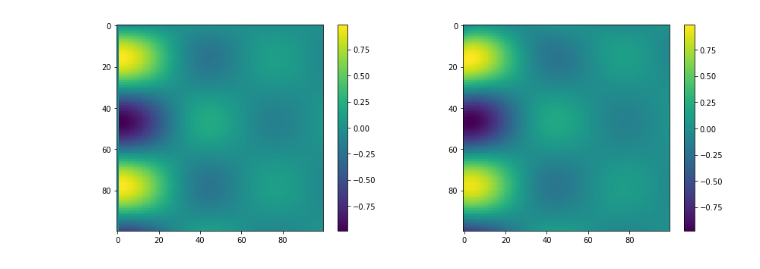
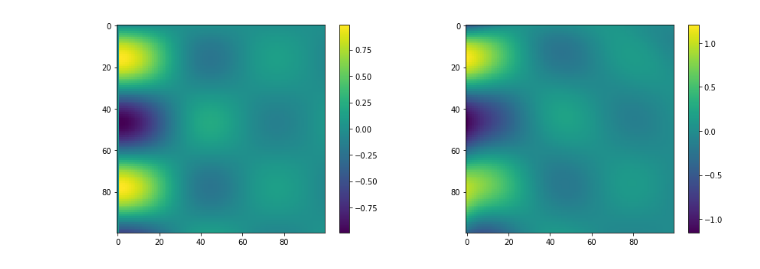
Before and after one commit to mathisgerdes/hep-monte-carlo, a Jupyter notebook: extreme_learning.ipynb, the cells around one changed output. Drawn from its saved outputs; the diff is of its cells as text; code cells hidden in the pictures.

```diff
--- a/extreme_learning.ipynb
+++ b/extreme_learning.ipynb
@@ -33,32 +40,33 @@ basis = TrigBasis(2, (-10, 10), (-1, 0))
 N = 10000
 node_count = 100
 fn = lambda xs, ys: np.sin(10 * xs)/(10 *xs+.001) * np.sin(10 * ys)
+
 xs = np.random.rand(N * 2).reshape(N, 2)*2
 values = fn(*xs.transpose())
 
 params, bias, weights = basis.extreme_learning_train(xs, values, node_count)
 
 
 plt.figure(figsize=(15, 5))
 
 x = np.linspace(0, 1, 100)
 y = np.linspace(0, 1, 100)
 mgrid = np.meshgrid(x, y)
 
 plt.subplot(121)
 values = np.random.random((100, 100))
 plt.imshow(fn(*mgrid))
 plt.colorbar()
 plt.subplot(122)
 
-out = basis.eval_all(params, bias, weights, *mgrid)
+out = basis.eval_split(params, bias, weights, *mgrid)
 # params_single = np.array([params[0][index]]), np.array([params[1][index,:]]), params[2]
 # print(params_single)
 # out = basis.eval_all(params_single, bias, np.array([weights[index]]), *mgrid)
 
 plt.imshow(out)
 plt.colorbar()
 
 plt.show()
 # %% [output]
-[figure, old version]
+[figure, new version]
```
Also changed, not shown: parts of 14 cells of this notebook, 1 other file.
